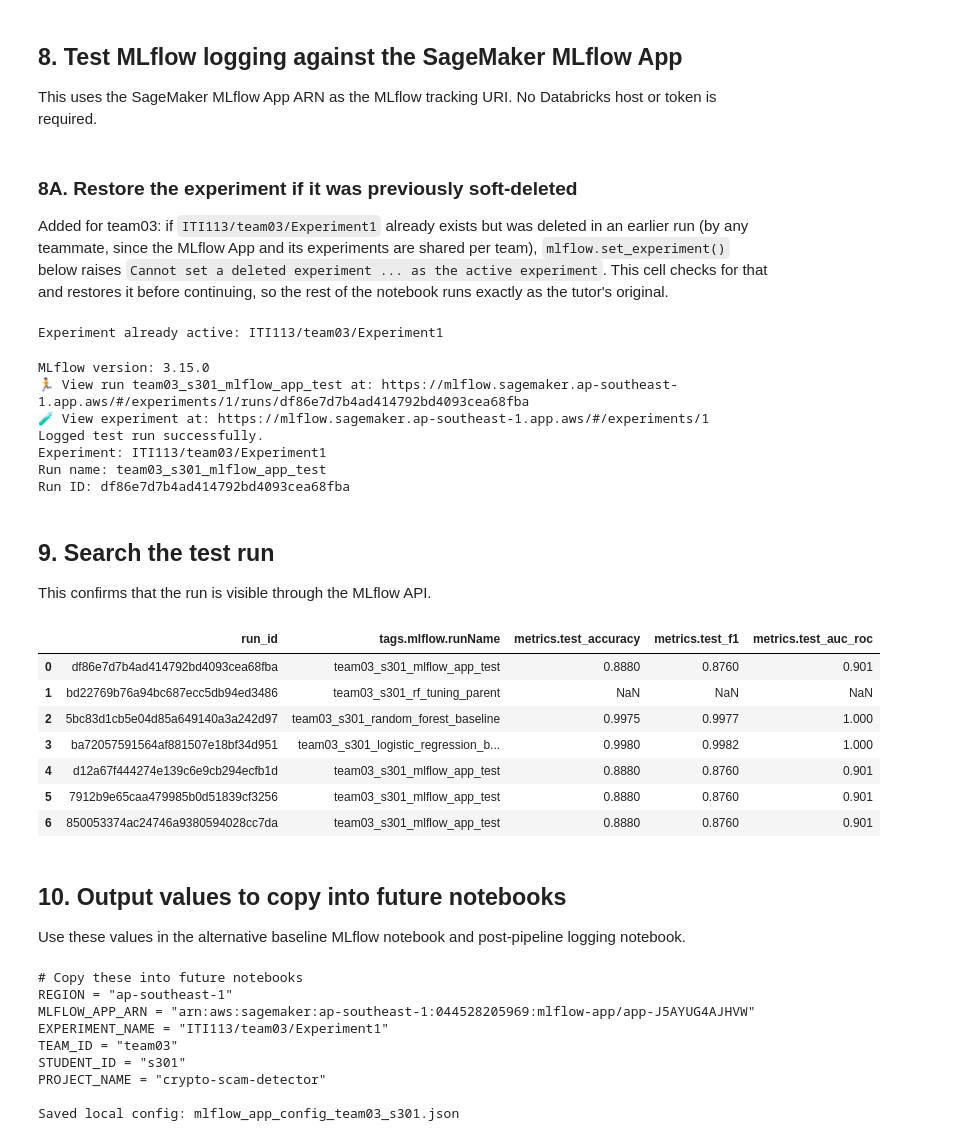
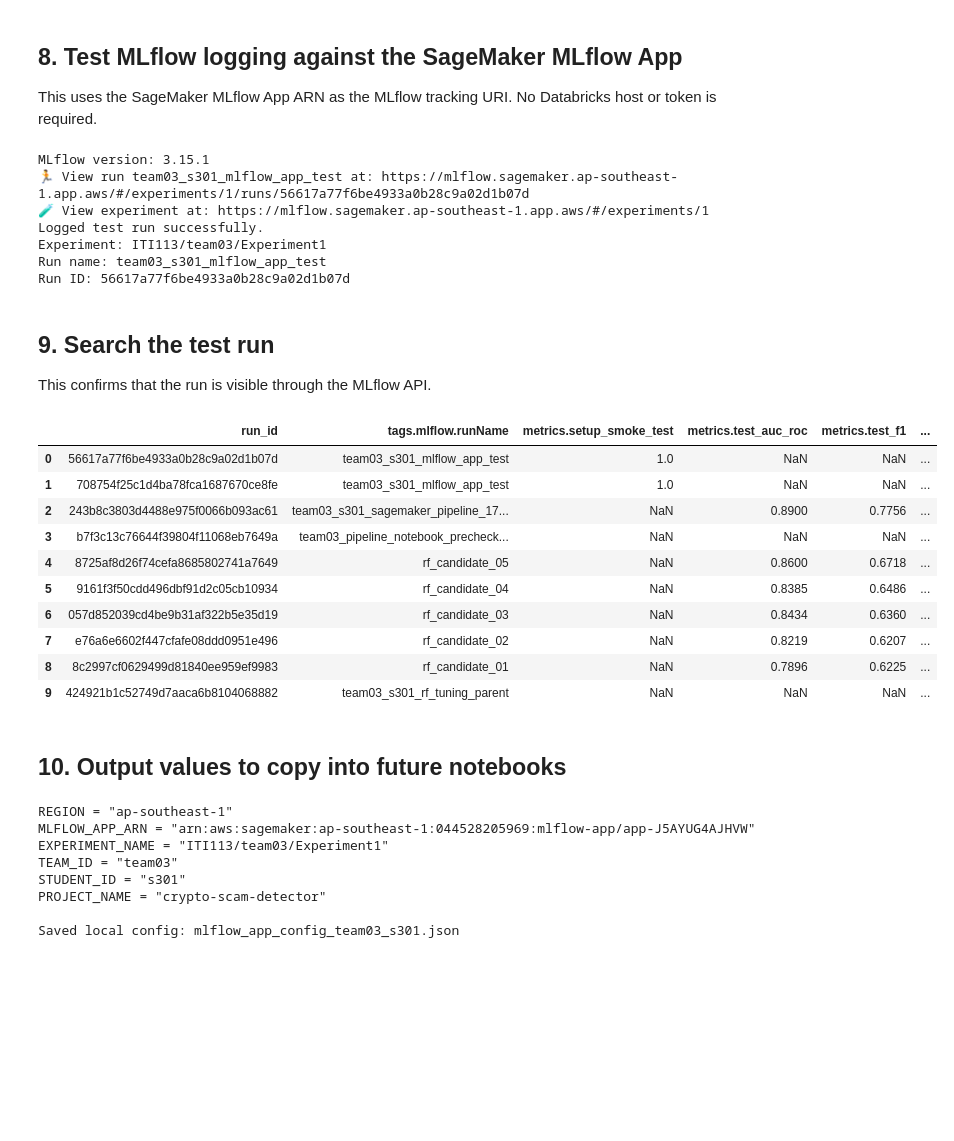
Before and after one commit to evaonghuilin-hub/CryptoScam-AI, a Jupyter notebook: notebooks/01A_setup_sagemaker_mlflow_app_team03.ipynb, the cells around one changed output. Drawn from its saved outputs; the diff is of its cells as text; code cells hidden in the pictures; blank space fills up the shorter version.

Commit message:
Update notebooks 01, 01A, 02, 03, 04, 05 with latest SageMaker changes

```diff
--- a/notebooks/01A_setup_sagemaker_mlflow_app_team03.ipynb
+++ b/notebooks/01A_setup_sagemaker_mlflow_app_team03.ipynb
@@ -431,29 +387,6 @@ print(mlflow_ui_url)
 ## 8. Test MLflow logging against the SageMaker MLflow App
 
 This uses the SageMaker MLflow App ARN as the MLflow tracking URI. No Databricks host or token is required.
-# %% [markdown]
-### 8A. Restore the experiment if it was previously soft-deleted
-
-Added for team03: if `ITI113/team03/Experiment1` already exists but was deleted in an earlier run (by any teammate, since the MLflow App and its experiments are shared per team), `mlflow.set_experiment()` below raises `Cannot set a deleted experiment ... as the active experiment`. This cell checks for that and restores it before continuing, so the rest of the notebook runs exactly as the tutor's original.
-# %%
-import mlflow
-from mlflow.tracking import MlflowClient
-
-mlflow.set_tracking_uri(mlflow_app_arn)
-client = MlflowClient()
-
-existing_experiment = client.get_experiment_by_name(EXPERIMENT_NAME)
-
-if existing_experiment is not None and existing_experiment.lifecycle_stage == "deleted":
-    print(f"Restoring soft-deleted experiment: {EXPERIMENT_NAME} ({existing_experiment.experiment_id})")
-    client.restore_experiment(existing_experiment.experiment_id)
-    print("Restored.")
-elif existing_experiment is not None:
-    print(f"Experiment already active: {EXPERIMENT_NAME}")
-else:
-    print(f"No existing experiment found — mlflow.set_experiment() below will create it: {EXPERIMENT_NAME}")
-# %% [output]
-Experiment already active: ITI113/team03/Experiment1
 # %%
 import mlflow
 import tempfile
@@ -486,9 +419,7 @@ with mlflow.start_run(run_name=run_name) as run:
     })
 
     mlflow.log_metrics({
-        "test_accuracy": 0.888,
-        "test_f1": 0.876,
-        "test_auc_roc": 0.901,
+        "setup_smoke_test": 1.0,
     })
 
     summary = {
@@ -513,13 +444,13 @@ print("Experiment:", EXPERIMENT_NAME)
 print("Run name:", run_name)
 print("Run ID:", run_id)
 # %% [output]
-MLflow version: 3.15.0
-🏃 View run team03_s301_mlflow_app_test at: https://mlflow.sagemaker.ap-southeast-1.app.aws/#/experiments/1/runs/df86e7d7b4ad414792bd4093cea68fba
+MLflow version: 3.15.1
+🏃 View run team03_s301_mlflow_app_test at: https://mlflow.sagemaker.ap-southeast-1.app.aws/#/experiments/1/runs/56617a77f6be4933a0b28c9a02d1b07d
 🧪 View experiment at: https://mlflow.sagemaker.ap-southeast-1.app.aws/#/experiments/1
 Logged test run successfully.
 Experiment: ITI113/team03/Experiment1
 Run name: team03_s301_mlflow_app_test
-Run ID: df86e7d7b4ad414792bd4093cea68fba
+Run ID: 56617a77f6be4933a0b28c9a02d1b07d
 # %% [markdown]
 ## 9. Search the test run
 
@@ -527,32 +458,34 @@ This confirms that the run is visible through the MLflow API.
 # %%
 experiment = mlflow.get_experiment_by_name(EXPERIMENT_NAME)
 
 if experiment is None:
     raise RuntimeError(f"Experiment not found: {EXPERIMENT_NAME}")
 
 runs = mlflow.search_runs(
     experiment_ids=[experiment.experiment_id],
     filter_string=f"tags.student_id = '{STUDENT_ID}' and tags.team_id = '{TEAM_ID}'",
     order_by=["attributes.start_time DESC"],
     max_results=10,
 )
 
-runs[["run_id", "tags.mlflow.runName", "metrics.test_accuracy", "metrics.test_f1", "metrics.test_auc_roc"]]
+cols = ["run_id", "tags.mlflow.runName", "metrics.setup_smoke_test",
+        "metrics.test_auc_roc", "metrics.test_f1", "metrics.test_accuracy"]
+runs[[c for c in cols if c in runs.columns]]
 # %% [output]
-|  | run_id | tags.mlflow.runName | metrics.test_accuracy | metrics.test_f1 | metrics.test_auc_roc |
-| 0 | df86e7d7b4ad414792bd4093cea68fba | team03_s301_mlflow_app_test | 0.8880 | 0.8760 | 0.901 |
-| 1 | bd22769b76a94bc687ecc5db94ed3486 | team03_s301_rf_tuning_parent | NaN | NaN | NaN |
-| 2 | 5bc83d1cb5e04d85a649140a3a242d97 | team03_s301_random_forest_baseline | 0.9975 | 0.9977 | 1.000 |
-| 3 | ba72057591564af881507e18bf34d951 | team03_s301_logistic_regression_b... | 0.9980 | 0.9982 | 1.000 |
-| 4 | d12a67f444274e139c6e9cb294ecfb1d | team03_s301_mlflow_app_test | 0.8880 | 0.8760 | 0.901 |
-| 5 | 7912b9e65caa479985b0d51839cf3256 | team03_s301_mlflow_app_test | 0.8880 | 0.8760 | 0.901 |
-| 6 | 850053374ac24746a9380594028cc7da | team03_s301_mlflow_app_test | 0.8880 | 0.8760 | 0.901 |
+|  | run_id | tags.mlflow.runName | metrics.setup_smoke_test | metrics.test_auc_roc | metrics.test_f1 | ... |
+| 0 | 56617a77f6be4933a0b28c9a02d1b07d | team03_s301_mlflow_app_test | 1.0 | NaN | NaN | ... |
+| 1 | 708754f25c1d4ba78fca1687670ce8fe | team03_s301_mlflow_app_test | 1.0 | NaN | NaN | ... |
+| 2 | 243b8c3803d4488e975f0066b093ac61 | team03_s301_sagemaker_pipeline_17... | NaN | 0.8900 | 0.7756 | ... |
+| 3 | b7f3c13c76644f39804f11068eb7649a | team03_pipeline_notebook_precheck... | NaN | NaN | NaN | ... |
+| 4 | 8725af8d26f74cefa8685802741a7649 | rf_candidate_05 | NaN | 0.8600 | 0.6718 | ... |
+| 5 | 9161f3f50cdd496dbf91d2c05cb10934 | rf_candidate_04 | NaN | 0.8385 | 0.6486 | ... |
+| 6 | 057d852039cd4be9b31af322b5e35d19 | rf_candidate_03 | NaN | 0.8434 | 0.6360 | ... |
+| 7 | e76a6e6602f447cfafe08ddd0951e496 | rf_candidate_02 | NaN | 0.8219 | 0.6207 | ... |
+| 8 | 8c2997cf0629499d81840ee959ef9983 | rf_candidate_01 | NaN | 0.7896 | 0.6225 | ... |
+| 9 | 424921b1c52749d7aaca6b8104068882 | team03_s301_rf_tuning_parent | NaN | NaN | NaN | ... |
 # %% [markdown]
 ## 10. Output values to copy into future notebooks
-
-Use these values in the alternative baseline MLflow notebook and post-pipeline logging notebook.
 # %%
-print("# Copy these into future notebooks")
 print(f'REGION = "{REGION}"')
 print(f'MLFLOW_APP_ARN = "{mlflow_app_arn}"')
 print(f'EXPERIMENT_NAME = "{EXPERIMENT_NAME}"')
@@ -581,7 +514,6 @@ Path(savepath).write_text(
 )
 print(f"\nSaved local config: {savepath}")
 # %% [output]
-# Copy these into future notebooks
 REGION = "ap-southeast-1"
 MLFLOW_APP_ARN = "arn:aws:sagemaker:ap-southeast-1:044528205969:mlflow-app/app-J5AYUG4AJHVW"
 EXPERIMENT_NAME = "ITI113/team03/Experiment1"
```
Also changed, not shown: parts of 17 cells of this notebook, 5 other files.
